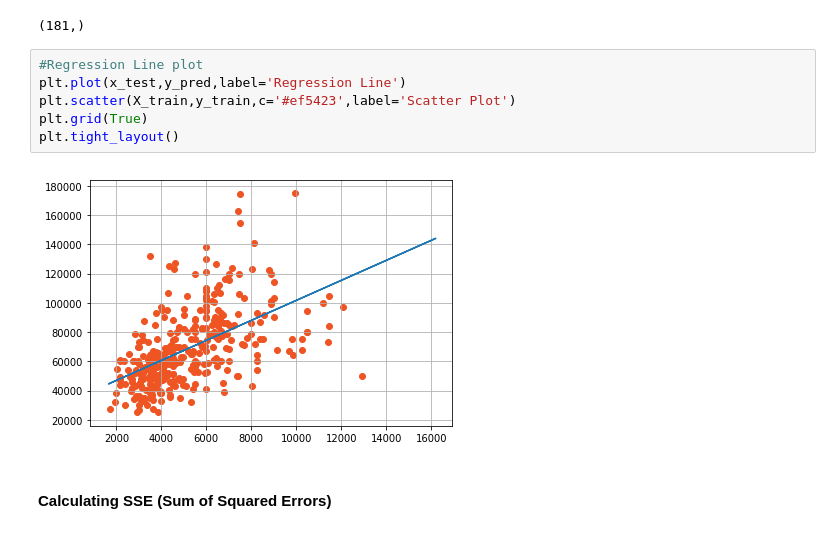
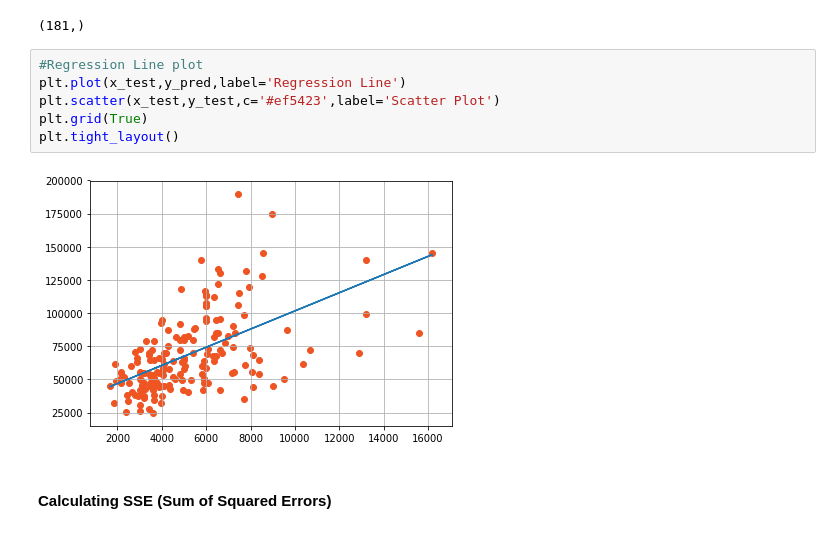
Before and after one commit to JabezNzomo99/AI-ML, a Jupyter notebook: Linear Regression/Linear Regression.ipynb, the cells around one changed output. Cells and saved outputs as stored; diff of their text form.

```diff
--- a/Linear Regression/Linear Regression.ipynb
+++ b/Linear Regression/Linear Regression.ipynb
@@ -320,11 +320,11 @@ y_test.shape
 # %%
 #Regression Line plot
 plt.plot(x_test,y_pred,label='Regression Line')
-plt.scatter(X_train,y_train,c='#ef5423',label='Scatter Plot')
+plt.scatter(x_test,y_test,c='#ef5423',label='Scatter Plot')
 plt.grid(True)
 plt.tight_layout()
 # %% [output]
-[figure, old version]
+[figure, new version]
 # %% [markdown]
 #### Calculating SSE (Sum of Squared Errors)
 # %%
```
Also changed, not shown: parts of 4 cells of this notebook, 9 other files.
